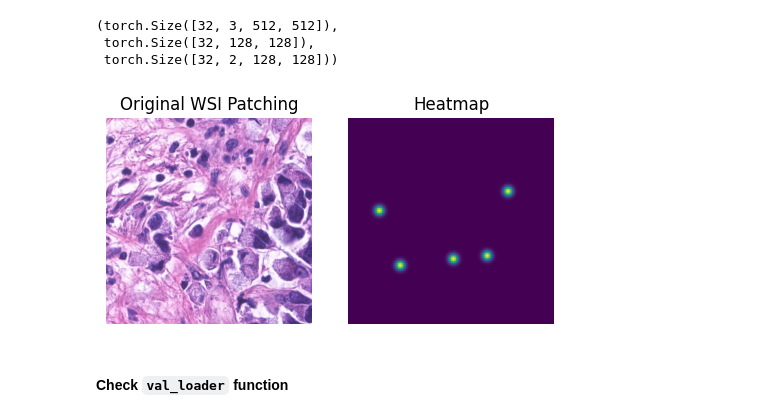
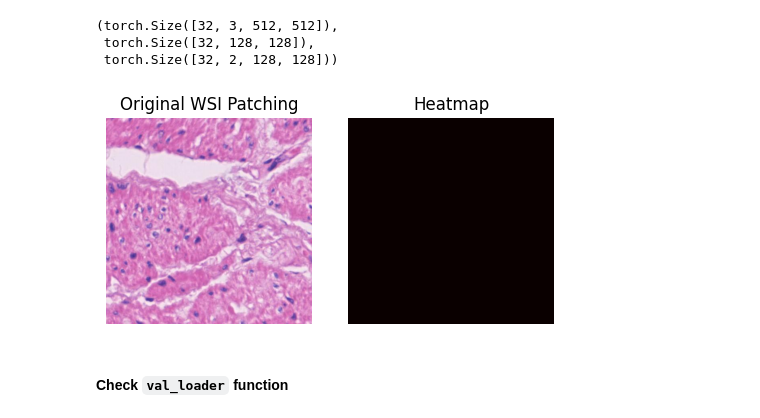
Before and after one commit to chatwipa-sur/SRCC_detection, a Jupyter notebook: Data_Exploration.ipynb, the cells around one changed output. Drawn from its saved outputs; the diff is of its cells as text; code cells hidden in the pictures.

Commit message:
[Downsample] negative samples to match positive samples [Change] Dataset structure to support negative samples

```diff
--- a/Data_Exploration.ipynb
+++ b/Data_Exploration.ipynb
@@ -980,7 +981,7 @@ class SignetRingCellPatchCenterNetDataset(Dataset):
     self.image_information = []
 
     # Loop over positive and negative folders
-    for class_type in ['positive']:
+    for class_type in ['positive', 'negative']:
       full_image_dir = os.path.join(image_dir, class_type)
       full_anno_dir = os.path.join(annotation_dir, class_type)
 
@@ -1007,7 +1008,8 @@ class SignetRingCellPatchCenterNetDataset(Dataset):
               self.image_information.append({
                   'image_path': image_path,
                   'annotation_path': anno_path,
-                  'crop_box': (left, top, left + self.patch_size, top + self.patch_size)
+                  'crop_box': (left, top, left + self.patch_size, top + self.patch_size),
+                  'flag': 1 if class_type == 'positive' else 0
               })
 
   def __len__(self):
@@ -1022,6 +1024,9 @@ class SignetRingCellPatchCenterNetDataset(Dataset):
     # Crop patch using numpy slicing: [top:bottom, left:right]
     left, top, right, bottom = image_info['crop_box']
     image_patch = image[top:bottom, left:right]
+
+    # Get type of image
+    flag = image_info['flag']
 
     # Load and process annotations
     boxes_list = []
@@ -1060,7 +1065,7 @@ class SignetRingCellPatchCenterNetDataset(Dataset):
     if self.transform:
         image_patch = self.transform(image_patch)
 
-    return image_patch, hm, regr, boxes_list
+    return image_patch, hm, regr, boxes_list, flag
 # %%
 # Transform function
 transform = transforms.Compose([
@@ -1085,6 +1116,6 @@ torch.Size([3, 512, 512])
 # %%
 # Get image
-image, hm, regr, gt_boxes = dataset[10]
+image, hm, regr, gt_boxes, _ = dataset[10]
 print(image.shape)
 image = unnormalize_tensor(image.clone())
 
@@ -1122,8 +1153,6 @@ torch.Size([3, 512, 512])
 # %%
 # Transform function
 transform = transforms.Compose([
-    transforms.ToPILImage(),  # Convert NumPy to PIL
-    transforms.ColorJitter(brightness=0.2, contrast=0.2),
     transforms.ToTensor(),
     transforms.Normalize(mean=[0.485, 0.456, 0.406],
                          std=[0.229, 0.224, 0.225])
@@ -1158,8 +1187,8 @@ def custom_collate_fn(batch):
     hms = torch.stack([torch.from_numpy(item[1]).float() for item in batch])
     regrs = torch.stack([torch.from_numpy(item[2]).float() for item in batch])
     gt_boxes = [item[3] for item in batch]
-
-    return images, hms, regrs, gt_boxes
+    flags = [item[4] for item in batch]
+    return images, hms, regrs, gt_boxes, flags
 
 # DataLoaders
 train_loader = DataLoader(train_dataset, batch_size=32, shuffle=True, collate_fn=custom_collate_fn)
@@ -1171,7 +1200,7 @@ test_loader = DataLoader(test_dataset, batch_size=32, shuffle=False, collate_fn=
 for batch in train_loader:
     if batch is None:
         continue
-    images, hm, regr, gt_boxes = batch
+    images, hm, regr, gt_boxes, flag = batch
     print(f"Loaded batch with {len(images)} images")
     break
 # %% [output]
@@ -1185,26 +1214,26 @@ images.shape, hm.shape, regr.shape
 # %%
 # Convert image to numpy
 image = unnormalize_tensor(images[30].clone())
 image = image.clone().permute(1, 2, 0).numpy()
 image = (image * 255).astype(np.uint8)
 
 # Plot using subplots
 fig, axs = plt.subplots(1, 2, figsize=(5, 2.5))
 
 # Show the original image
 axs[0].imshow(image)
 axs[0].set_title("Original WSI Patching")
 axs[0].axis('off')
 
 # Show the heatmap
-axs[1].imshow(hm[30])  # or use 'viridis', 'jet', etc.
+axs[1].imshow(hm[30], cmap = 'hot')
 axs[1].set_title("Heatmap")
 axs[1].axis('off')
 
 plt.tight_layout()
 plt.show()
 # %% [output]
-[figure, old version]
+[figure, new version]
 # %% [markdown]
 #### Check `val_loader` function
 # %%
```
Also changed, not shown: parts of 14 cells of this notebook.
